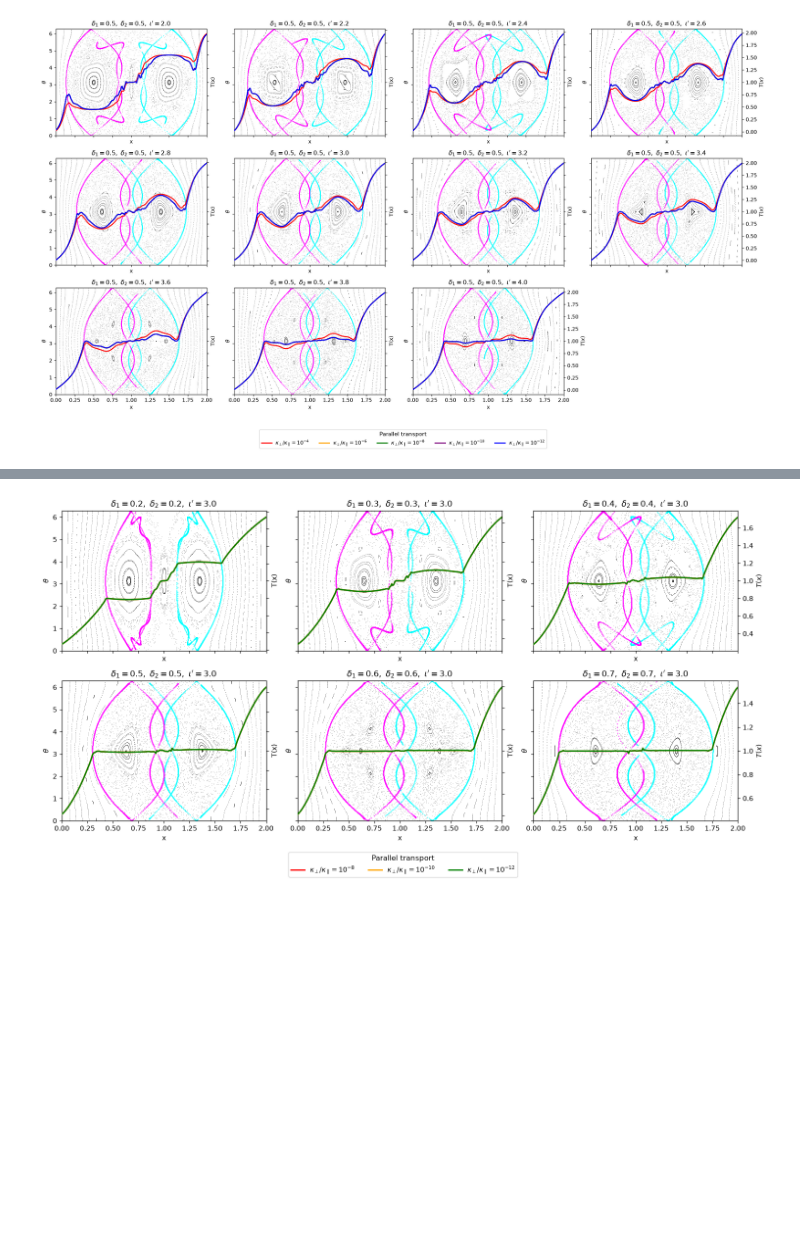
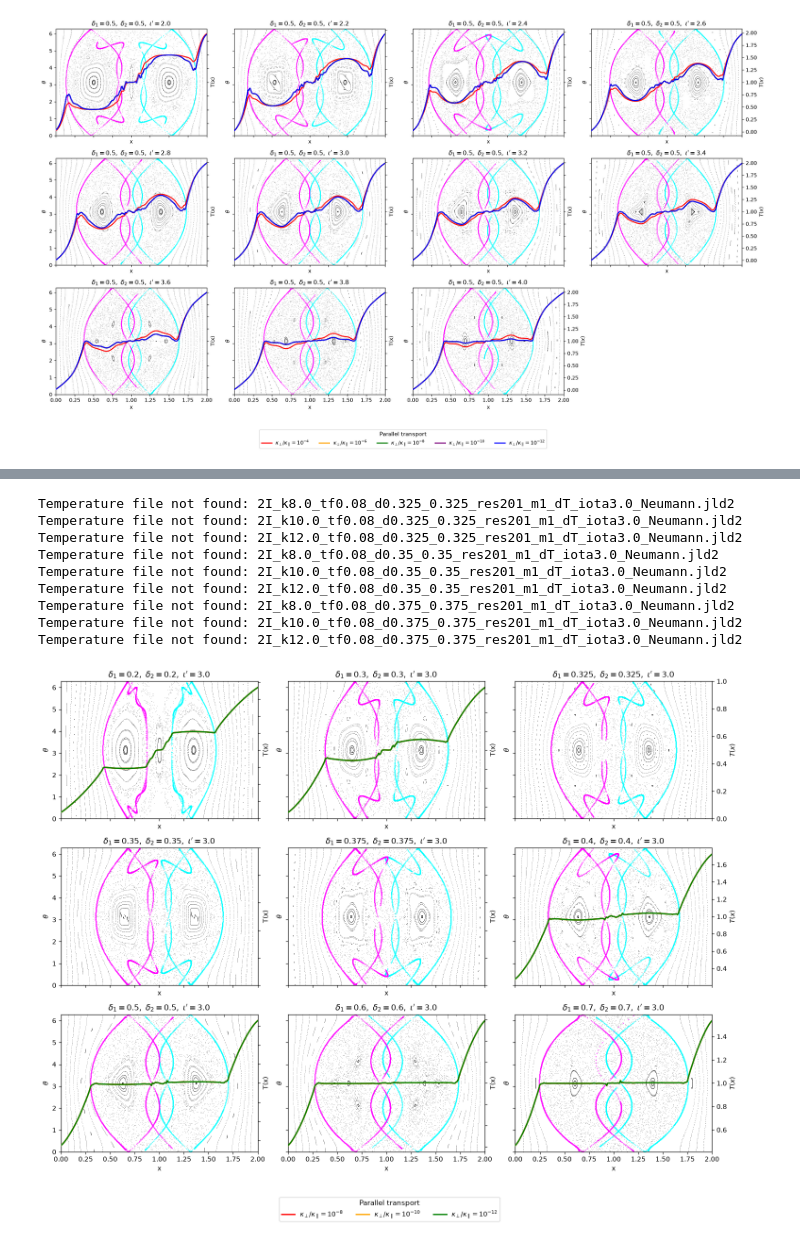
Before and after one commit to mireiaraventos/SdS, a Jupyter notebook: local/Plot_subplots_manifolds.ipynb, the cells around one changed output, grey strips where cells are left out. Drawn from its saved outputs; the diff is of its cells as text; code cells hidden in the pictures; blank space fills up the shorter version.

```diff
--- a/local/Plot_subplots_manifolds.ipynb
+++ b/local/Plot_subplots_manifolds.ipynb
@@ -11,7 +11,7 @@ import h5py
 results_dir = Path("num_results_loc/computed_manifolds")
 poincare_dir = Path("num_results_loc/poincare_plots")
 
-configs = list(range(11, 20)) + list(range(110, 129)) + [21, 22, 23]
+configs = list(range(11, 20)) + list(range(110, 139)) + [21, 22, 23]
 
 manifolds = {}
 parameters = {}
@@ -282,10 +291,19 @@ Temperature file not found: 2I_k8.0_tf0.05_d0.5_0.5_res201_m1_dT_iota4.0_Neumann
 # %%
-configs_3 = [118, 122, 123, 18, 120, 121] #119,
+configs_3 = [118, 122, 132, 133, 134, 123, 18, 120, 121]
 t_f = 0.08
 
 fig, ax = plot_configurations(configs_3, t_f=t_f, ncols=3, island_1=[1,2], island_2=[3,4], save_name=f"tf{t_f}_iota3.0", k_values=(8.0, 10.0, 12.0))
 
 plt.show()
 # %% [output]
+Temperature file not found: 2I_k8.0_tf0.08_d0.325_0.325_res201_m1_dT_iota3.0_Neumann.jld2
+Temperature file not found: 2I_k10.0_tf0.08_d0.325_0.325_res201_m1_dT_iota3.0_Neumann.jld2
+Temperature file not found: 2I_k12.0_tf0.08_d0.325_0.325_res201_m1_dT_iota3.0_Neumann.jld2
+Temperature file not found: 2I_k8.0_tf0.08_d0.35_0.35_res201_m1_dT_iota3.0_Neumann.jld2
+Temperature file not found: 2I_k10.0_tf0.08_d0.35_0.35_res201_m1_dT_iota3.0_Neumann.jld2
+Temperature file not found: 2I_k12.0_tf0.08_d0.35_0.35_res201_m1_dT_iota3.0_Neumann.jld2
+Temperature file not found: 2I_k8.0_tf0.08_d0.375_0.375_res201_m1_dT_iota3.0_Neumann.jld2
+Temperature file not found: 2I_k10.0_tf0.08_d0.375_0.375_res201_m1_dT_iota3.0_Neumann.jld2
+Temperature file not found: 2I_k12.0_tf0.08_d0.375_0.375_res201_m1_dT_iota3.0_Neumann.jld2
-[figure, old version]
+[figure, new version]
 # %%
```
Also changed, not shown: parts of 2 cells of this notebook, 15 other files.
